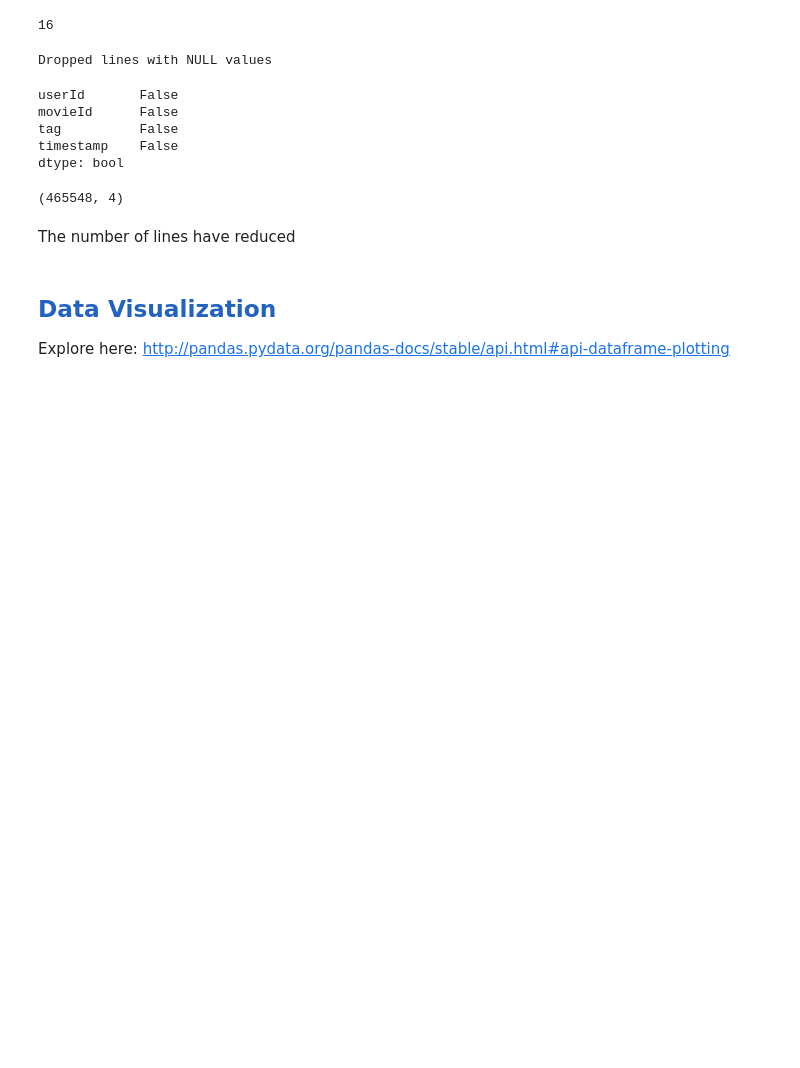
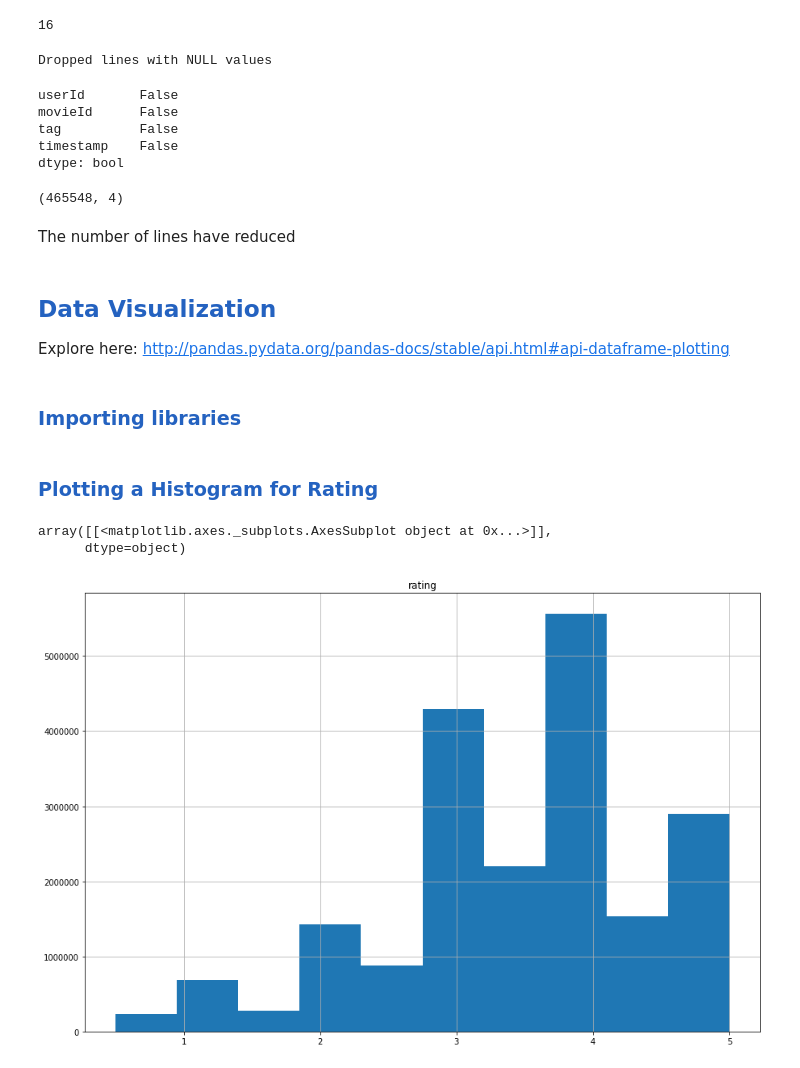
Before and after one commit to matheus-asilva/Data-Science-Micromasters, a Jupyter notebook: Python for Data Science/Week 4 - Pandas/Introduction to Pandas.ipynb, the cells around one changed output. Cells and saved outputs as stored; diff of their text form; code cells hidden in the pictures; blank space fills up the shorter version.

```diff
--- a/Python for Data Science/Week 4 - Pandas/Introduction to Pandas.ipynb
+++ b/Python for Data Science/Week 4 - Pandas/Introduction to Pandas.ipynb
@@ -535,3 +534,5 @@ The number of lines have reduced
 # %% [markdown]
 ## <span style="color:#2462C0">Data Visualization</span>
 Explore here: http://pandas.pydata.org/pandas-docs/stable/api.html#api-dataframe-plotting
+# %% [markdown]
+### <span style="color:#2462C0">Importing libraries</span>
@@ -537,0 +542,8 @@ Explore here: http://pandas.pydata.org/pandas-docs/stable/api.html#api-dataframe
+# %% [markdown]
+### <span style="color:#2462C0">Plotting a Histogram for Rating</span>
+# %%
+ratings.hist(column='rating',figsize=(15,10))
+# %% [output]
+array([[<matplotlib.axes._subplots.AxesSubplot object at 0x...>]],
+      dtype=object)
+[figure, added]
```
Also changed, not shown: parts of 8 cells of this notebook.
